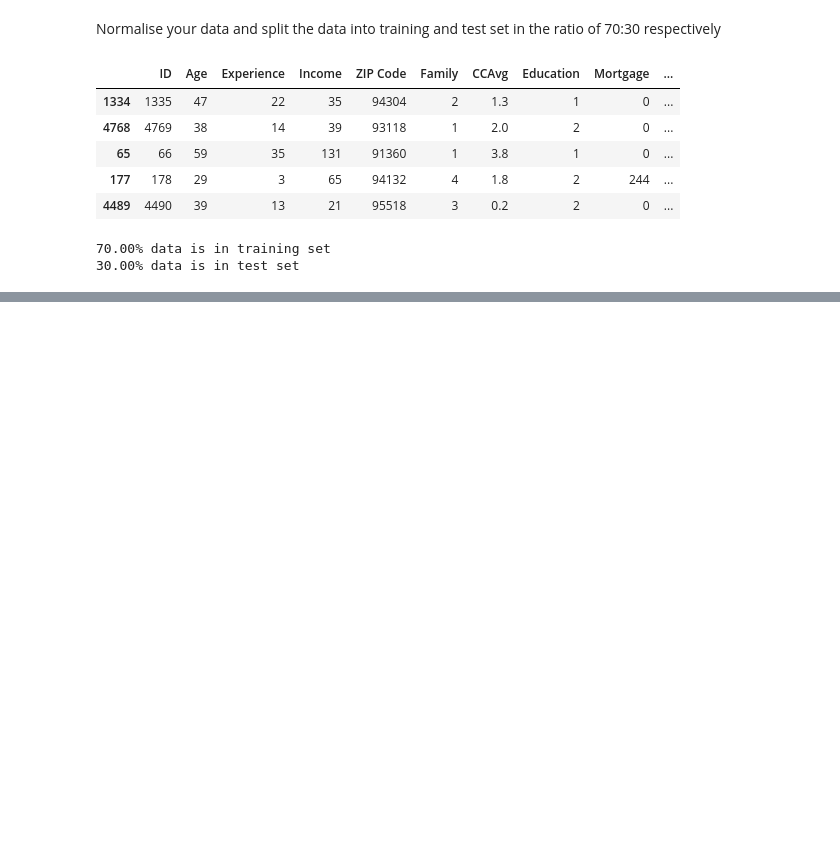
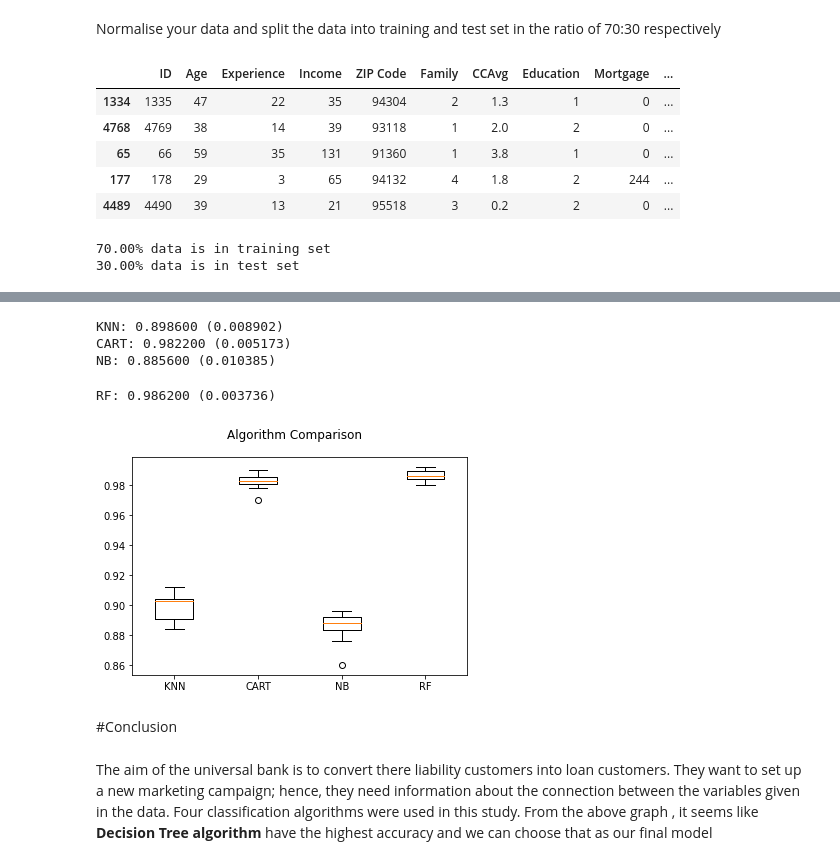
Before and after one commit to vikramgunjal02/Machine-Learning, a Jupyter notebook: internship_project.ipynb, the cells around one changed output, grey strips where cells are left out. Saved outputs shown, nothing was run; the diff lists cells and outputs as text; code cells hidden in the pictures; blank space fills up the shorter version.

```diff
--- a/internship_project.ipynb
+++ b/internship_project.ipynb
@@ -446,0 +648,38 @@ print("{0:0.2f}% data is in test set".format((len(x_test)/len(df.index)) * 100))
+# %%
+X=df.drop(['Personal Loan','Experience','ID'],axis=1)
+y=df.pop('Personal Loan')
+# %%
+from sklearn import model_selection
+models = []
+models.append(('KNN', KNeighborsClassifier()))
+models.append(('CART', DecisionTreeClassifier()))
+models.append(('NB', GaussianNB()))
+models.append(('RF', RandomForestClassifier()))
+# evaluate each model in turn
+results = []
+names = []
+scoring = 'accuracy'
+for name, model in models:
+	kfold = model_selection.KFold(n_splits=10, random_state=12345)
+	cv_results = model_selection.cross_val_score(model, X, y, cv=kfold, scoring=scoring)
+	results.append(cv_results)
+	names.append(name)
+	msg = "%s: %f (%f)" % (name, cv_results.mean(), cv_results.std())
+	print(msg)
+# boxplot algorithm comparison
+fig = plt.figure()
+fig.suptitle('Algorithm Comparison')
+ax = fig.add_subplot(111)
+plt.boxplot(results)
+ax.set_xticklabels(names)
+plt.show()
+# %% [output]
+KNN: 0.898600 (0.008902)
+CART: 0.982200 (0.005173)
+NB: 0.885600 (0.010385)
+RF: 0.986200 (0.003736)
+[figure, added]
+# %% [markdown]
+#Conclusion
+# %% [markdown]
+The aim of the universal bank is to convert there liability customers into loan customers. They want to set up a new marketing campaign; hence, they need information about the connection between the variables given in the data. Four classification algorithms were used in this study. From the above graph , it seems like **Decision Tree algorithm** have the highest accuracy and we can choose that as our final model
```
Also changed, not shown: parts of 26 cells of this notebook.
